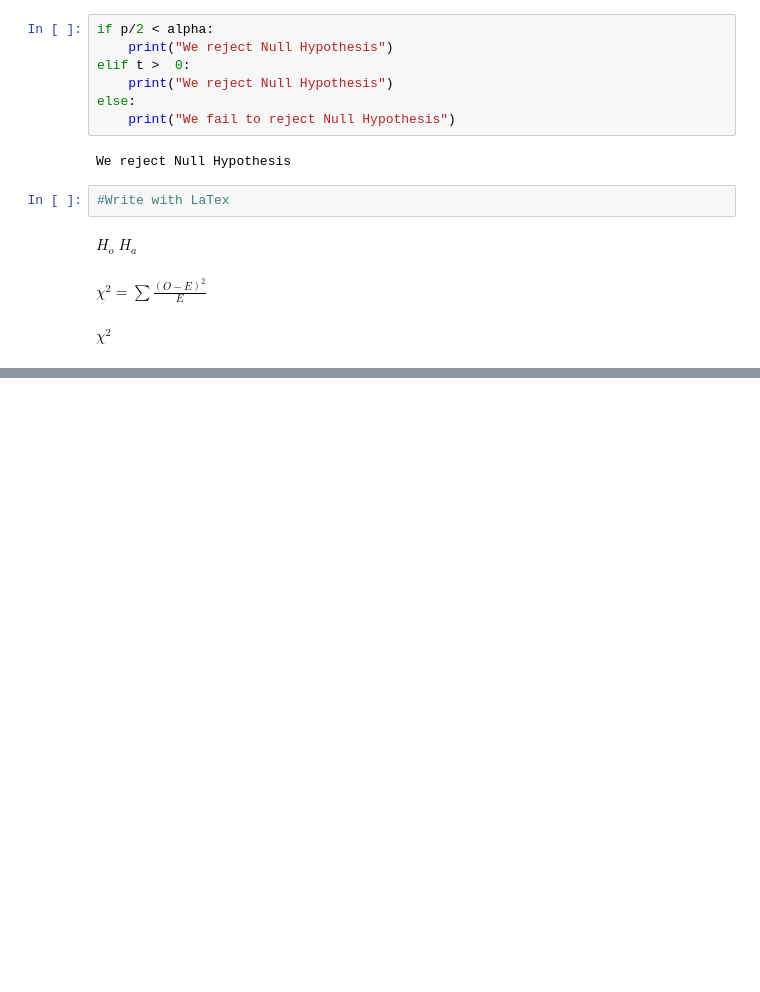
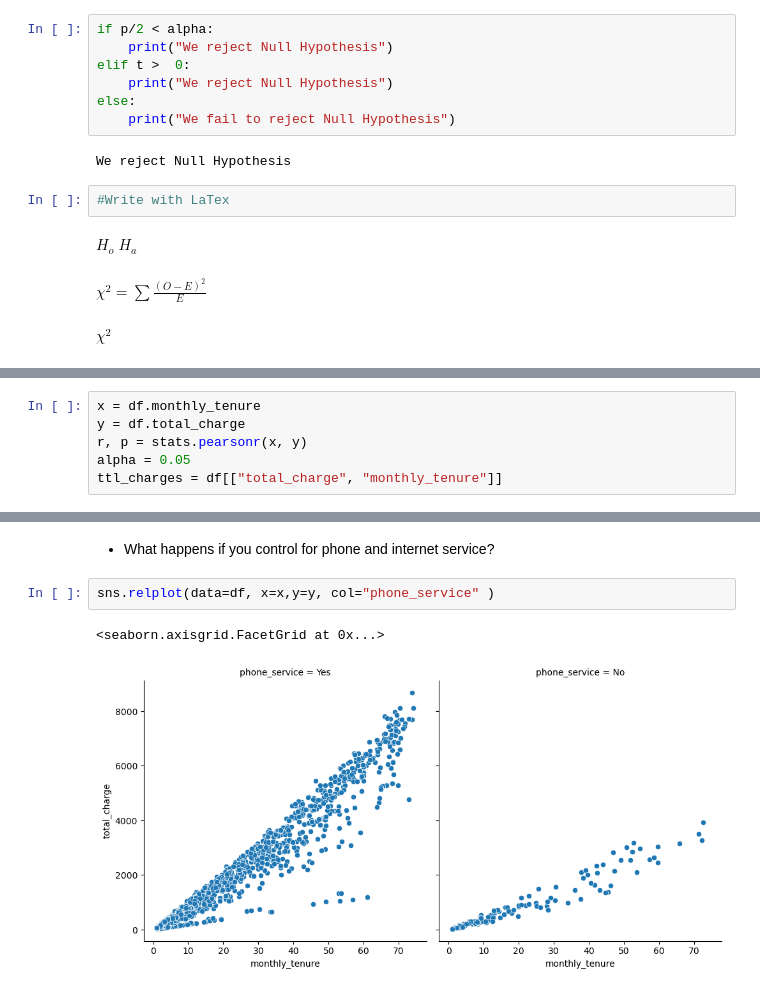
Before and after one commit to Keila-Camarillo/statistics-exercises, a Jupyter notebook: hypothesis_testing.ipynb, the cells around one changed output, grey strips where cells are left out. Saved outputs shown, nothing was run; the diff lists cells and outputs as text; blank space fills up the shorter version.

```diff
--- a/hypothesis_testing.ipynb
+++ b/hypothesis_testing.ipynb
@@ -303,0 +361,6 @@ IsADirectoryError: [Errno 21] Is a directory: '/Users/kcamarillo/codeup-data-sci
+# %%
+x = df.monthly_tenure
+y = df.total_charge
+r, p = stats.pearsonr(x, y)
+alpha = 0.05
+ttl_charges = df[["total_charge", "monthly_tenure"]]
@@ -303,0 +374,7 @@ IsADirectoryError: [Errno 21] Is a directory: '/Users/kcamarillo/codeup-data-sci
+# %% [markdown]
+* What happens if you control for phone and internet service?
+# %%
+sns.relplot(data=df, x=x,y=y, col="phone_service" )
+# %% [output]
+<seaborn.axisgrid.FacetGrid at 0x...>
+[figure, added]
```
Also changed, not shown: parts of 71 cells of this notebook.
